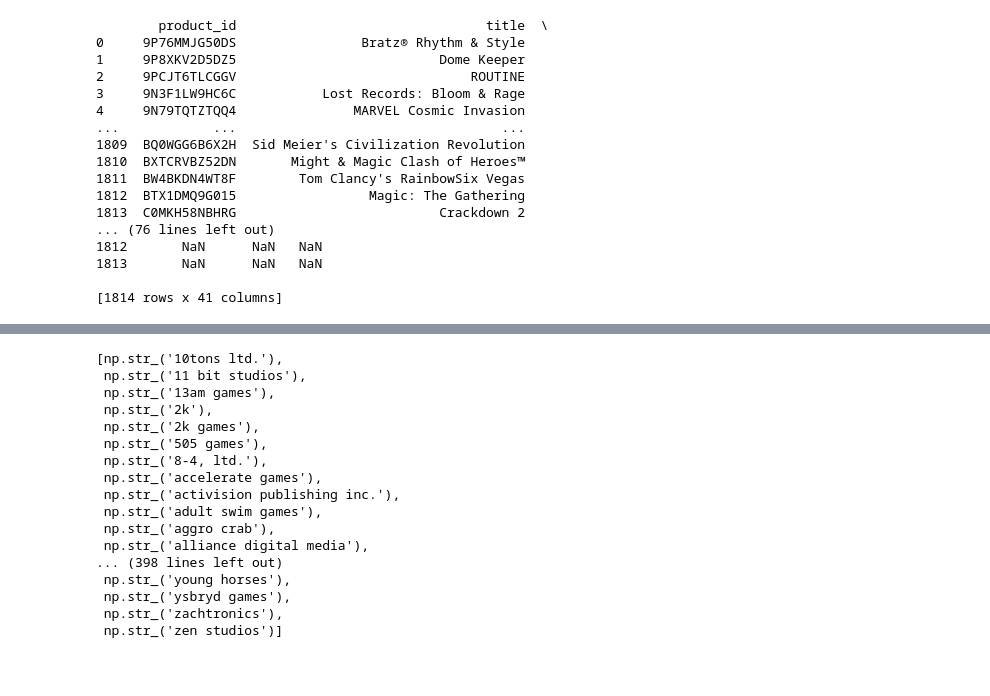
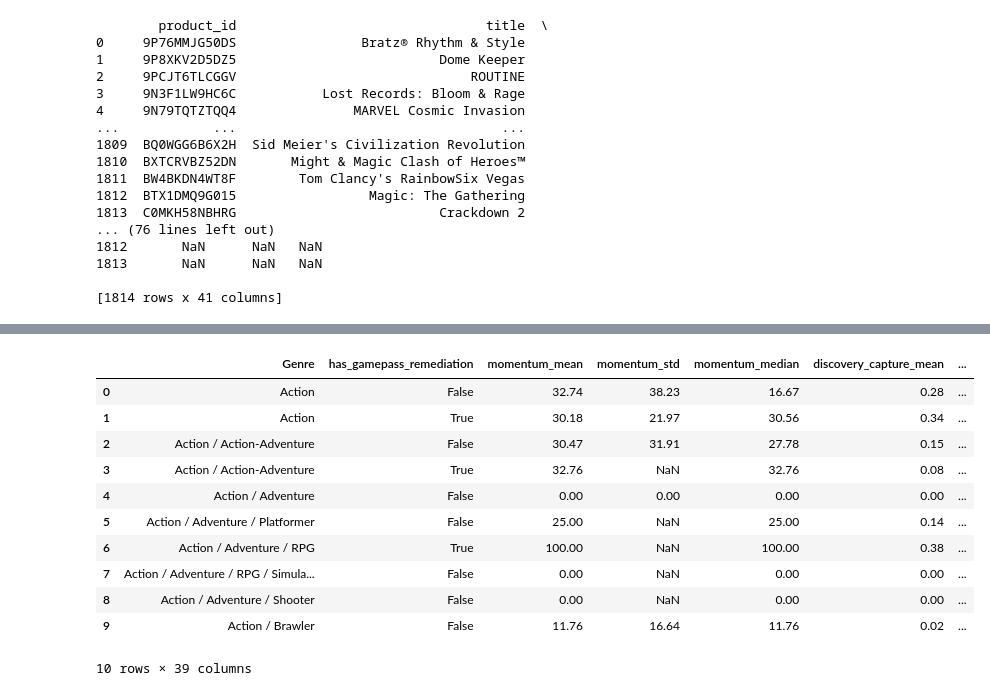
Before and after one commit to Doggo21345/xbox-gamepass-analytics, a Jupyter notebook: cleaning.ipynb, the cells around one changed output, grey strips where cells are left out. Saved outputs shown, nothing was run; the diff lists cells and outputs as text; code cells hidden in the pictures; blank space fills up the shorter version.

```diff
--- a/cleaning.ipynb
+++ b/cleaning.ipynb
@@ -249,21 +384,25 @@ sorted(DF['publisher'].unique().astype(str))
 # %%
-DF['publisher'] = DF['publisher'].str.strip().str.lower()
-sorted(DF['publisher'].unique().astype(str))
+import numpy as np
+genre_all_baseline = Genre_perf[['Genre','momentum_mean', 'discovery_capture_median', 'quality_retention_median']].rename(columns={'momentum_mean':'momentum_genre_baseline', 'discovery_capture_median': 'discovery_capture_baseline', 'quality_retention_median' : 'quality_retention_baseline'})
+merged = Genre_gp.merge(genre_all_baseline, on='Genre', how='left')
+
+# differences (row-level: GP True/False rows will get baseline)
+merged['momentum_diff_vs_baseline'] = merged['momentum_mean'] - merged['momentum_genre_baseline']
+merged['momentum_pct_vs_baseline'] = merged['momentum_diff_vs_baseline'] / merged['momentum_genre_baseline'].replace(0,np.nan) * 100
+merged['discovery_capture_diff_vs_baseline'] = merged['discovery_capture_median'] - merged['discovery_capture_baseline']
+merged['quality_retention_vs_baseline'] = merged['quality_retention_median'] - merged['quality_retention_baseline']
+merged['quality_pct_vs_baseline'] = merged['quality_retention_vs_baseline'] / merged['quality_retention_baseline'].replace(0,np.nan) * 100
+merged.head(10)
 # %% [output]
+|  | Genre | has_gamepass_remediation | momentum_mean | momentum_std | momentum_median | discovery_capture_mean | ... |
+| 0 | Action | False | 32.74 | 38.23 | 16.67 | 0.28 | ... |
+| 1 | Action | True | 30.18 | 21.97 | 30.56 | 0.34 | ... |
+| 2 | Action / Action-Adventure | False | 30.47 | 31.91 | 27.78 | 0.15 | ... |
+| 3 | Action / Action-Adventure | True | 32.76 | NaN | 32.76 | 0.08 | ... |
+| 4 | Action / Adventure | False | 0.00 | 0.00 | 0.00 | 0.00 | ... |
+| 5 | Action / Adventure / Platformer | False | 25.00 | NaN | 25.00 | 0.14 | ... |
+| 6 | Action / Adventure / RPG | True | 100.00 | NaN | 100.00 | 0.38 | ... |
+| 7 | Action / Adventure / RPG / Simula... | False | 0.00 | NaN | 0.00 | 0.00 | ... |
+| 8 | Action / Adventure / Shooter | False | 0.00 | NaN | 0.00 | 0.00 | ... |
+| 9 | Action / Brawler | False | 11.76 | 16.64 | 11.76 | 0.02 | ... |
-[np.str_('10tons ltd.'),
- np.str_('11 bit studios'),
- np.str_('13am games'),
- np.str_('2k'),
- np.str_('2k games'),
- np.str_('505 games'),
- np.str_('8-4, ltd.'),
- np.str_('accelerate games'),
- np.str_('activision publishing inc.'),
- np.str_('adult swim games'),
- np.str_('aggro crab'),
- np.str_('alliance digital media'),
-... (398 lines left out)
- np.str_('young horses'),
- np.str_('ysbryd games'),
- np.str_('zachtronics'),
- np.str_('zen studios')]
+10 rows × 39 columns
```
Also changed, not shown: parts of 9 cells of this notebook, 2 other files.
